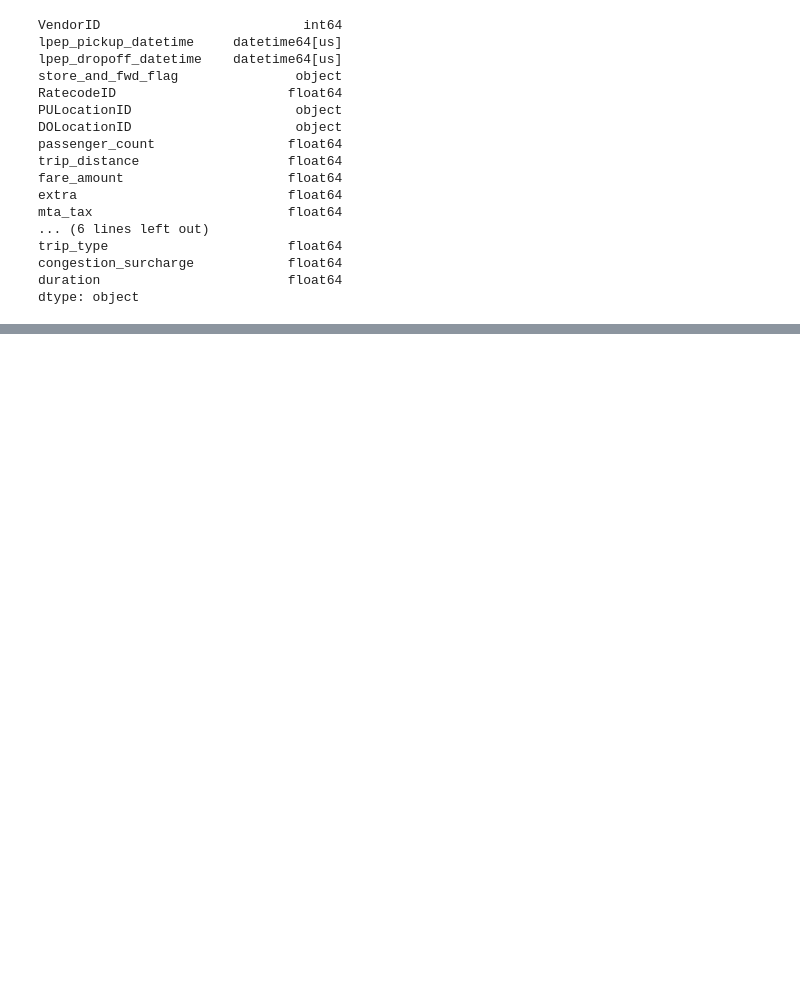
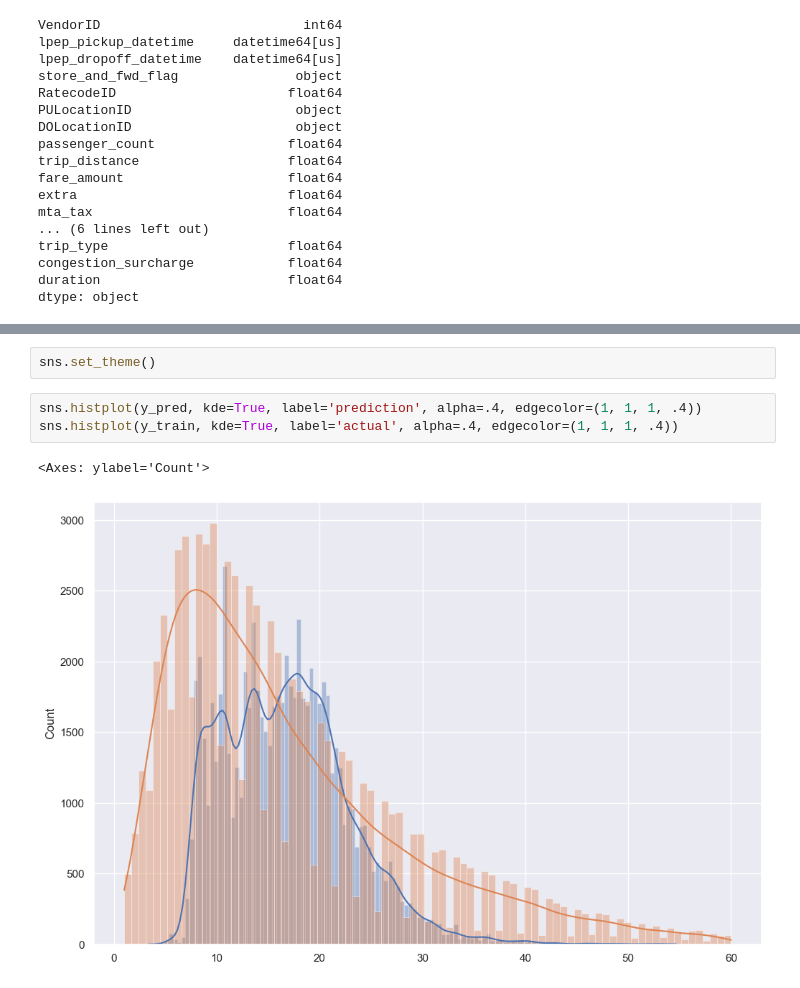
Before and after one commit to jeanmermozeffi/MLOps, a Jupyter notebook: jupyter/duration_prediction.ipynb, the cells around one changed output, grey strips where cells are left out. Saved outputs shown, nothing was run; the diff lists cells and outputs as text; blank space fills up the shorter version.

```diff
--- a/jupyter/duration_prediction.ipynb
+++ b/jupyter/duration_prediction.ipynb
@@ -86,0 +92,8 @@ mean_squared_error(y_train, y_pred, squared=False)
+# %%
+sns.set_theme()
+# %%
+sns.histplot(y_pred, kde=True, label='prediction', alpha=.4, edgecolor=(1, 1, 1, .4))
+sns.histplot(y_train, kde=True, label='actual', alpha=.4, edgecolor=(1, 1, 1, .4))
+# %% [output]
+<Axes: ylabel='Count'>
+[figure, added]
```
Also changed, not shown: parts of 19 cells of this notebook, 51 other files.
